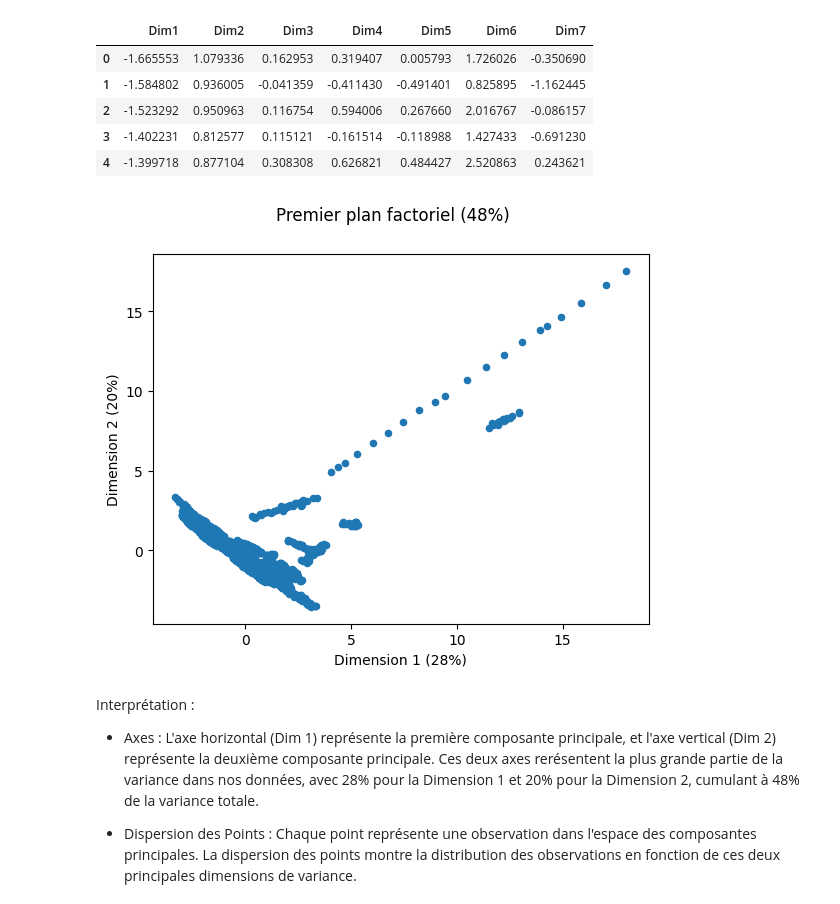
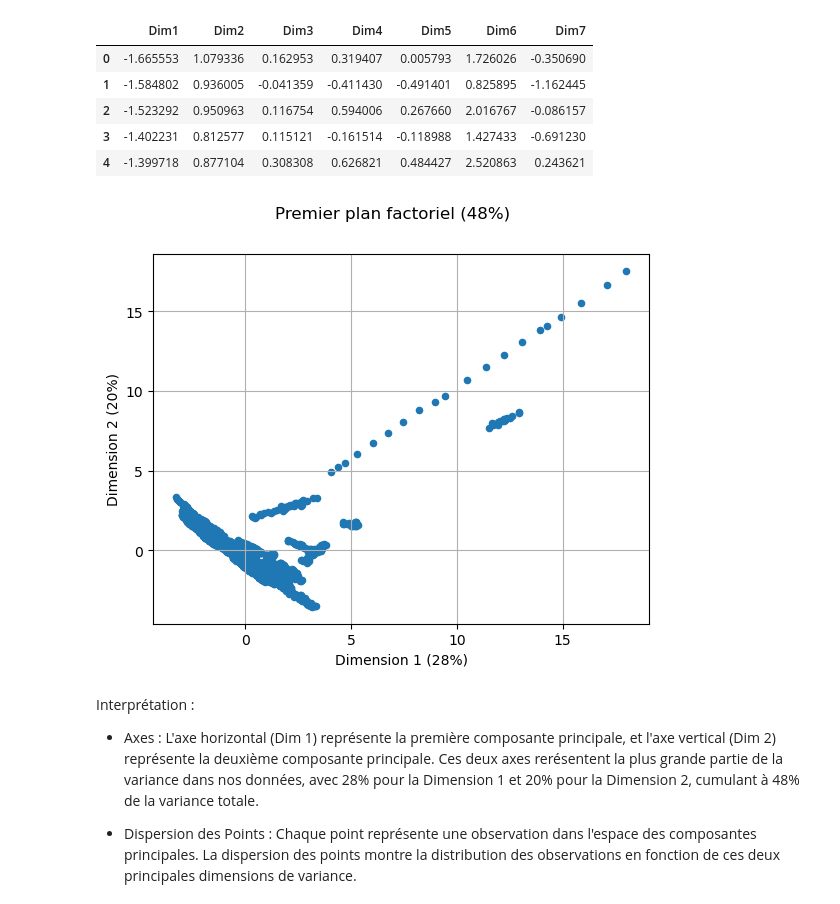
Before and after one commit to manonjulia/ProjetML, a Jupyter notebook: Comment.ipynb, the cells around one changed output. Drawn from its saved outputs; the diff is of its cells as text; code cells hidden in the pictures.

```diff
--- a/Comment.ipynb
+++ b/Comment.ipynb
@@ -772,13 +804,14 @@ data_pca.head()
 # %%
 # Affichage de la répartition des données en fonction des 2 premières dimensions
 
 data_pca.plot.scatter("Dim1", "Dim2") # nuage de points
 plt.xlabel("Dimension 1 (28%)") # modification du nom de l'axe X
 plt.ylabel("Dimension 2 (20%)") # idem pour axe Y
 plt.suptitle("Premier plan factoriel (48%)") # titre général
+plt.grid()
 plt.show()
 # %% [output]
-[figure, old version]
+[figure, new version]
 # %% [markdown]
 Interprétation :
 
```
Also changed, not shown: parts of 25 cells of this notebook.
